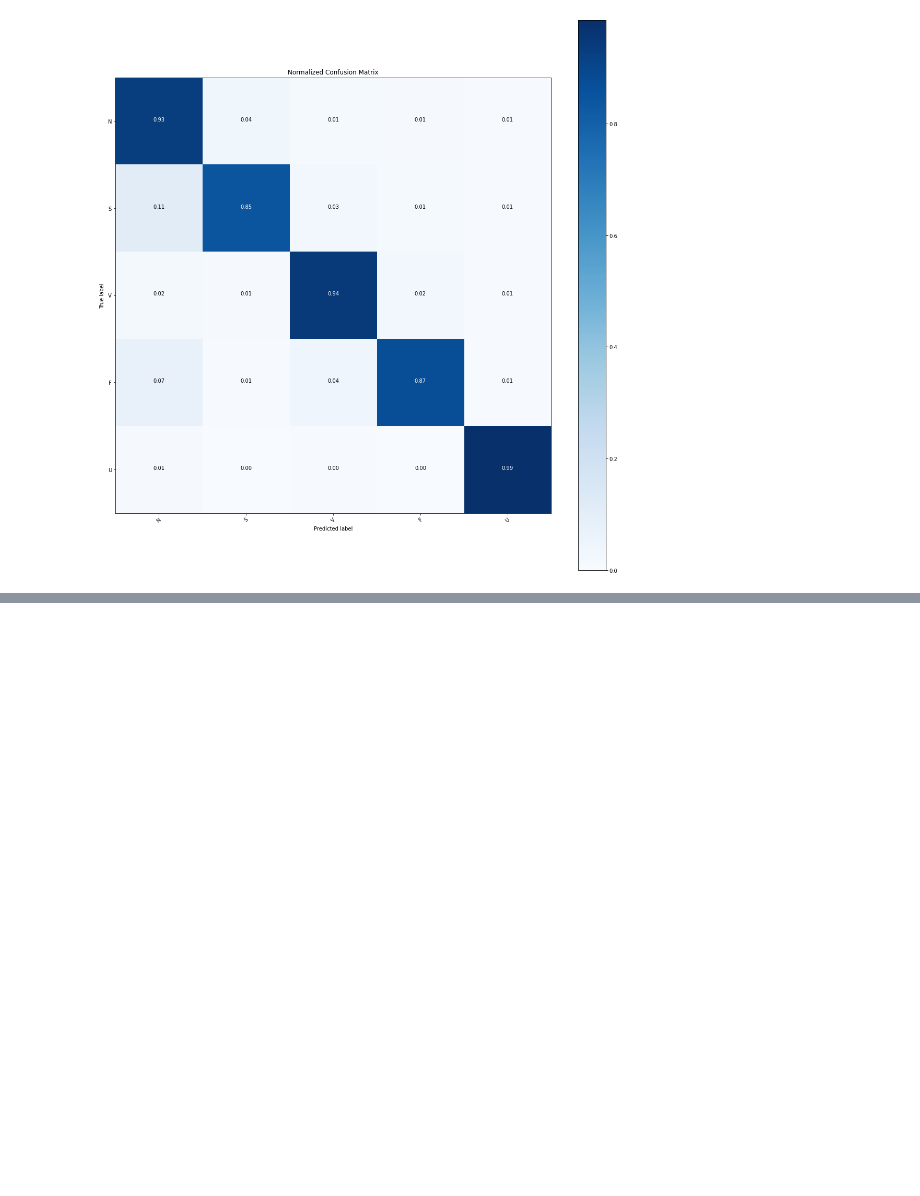
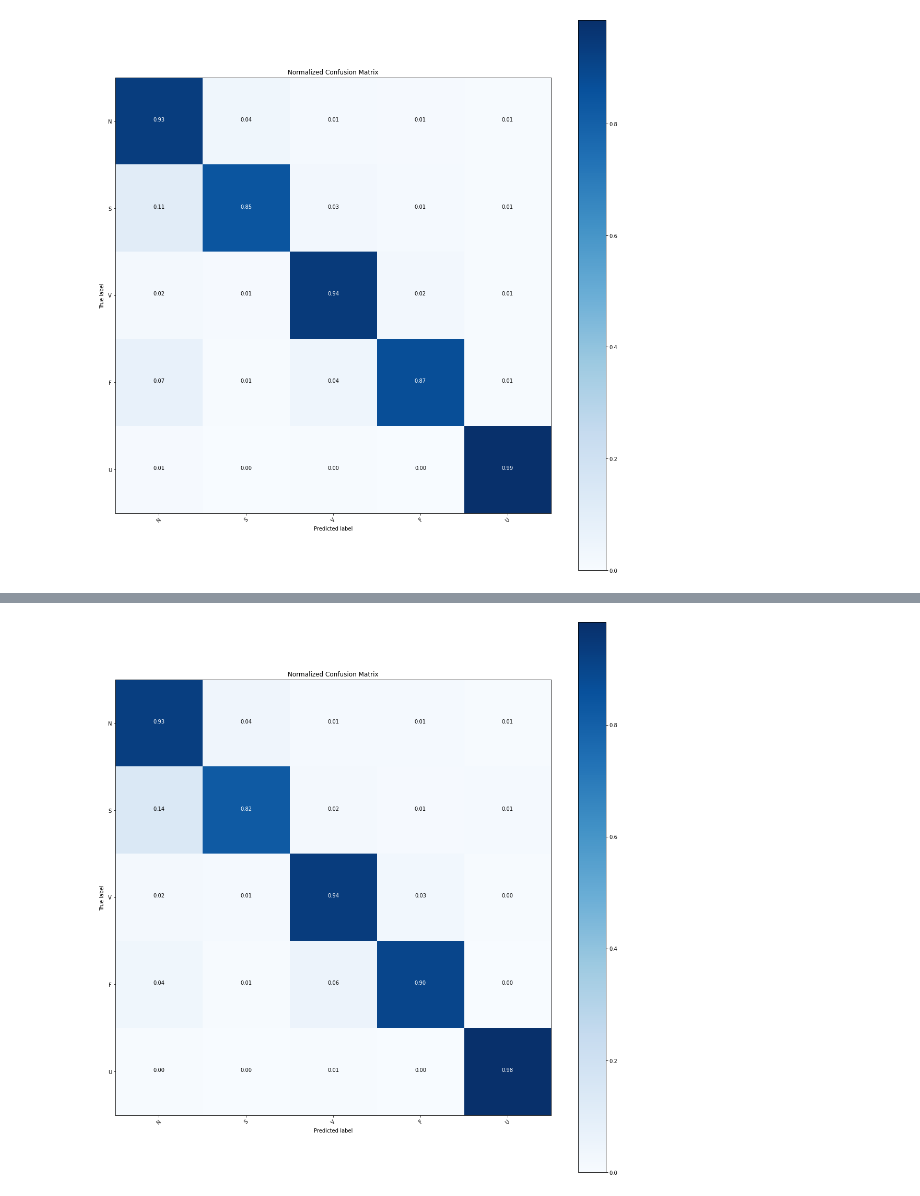
Before and after one commit to dilawarm/federated, a Jupyter notebook: notebooks/ModelAnalysis.ipynb, the cells around one changed output, grey strips where cells are left out. Drawn from its saved outputs; the diff is of its cells as text; code cells hidden in the pictures; blank space fills up the shorter version.

```diff
--- a/notebooks/ModelAnalysis.ipynb
+++ b/notebooks/ModelAnalysis.ipynb
@@ -108,3 +110,5 @@ Accuracy: 93.64151358604431%, Loss: 0.273680716753006
 make_confusion_matrix(X_test, y_test, model_fed)
 # %% [output]
 [figure]
+# %%
+ X_test, y_test, model_fed = load("rfa_normalized_v0")
@@ -110,0 +119,4 @@ make_confusion_matrix(X_test, y_test, model_fed)
+# %%
+make_confusion_matrix(X_test, y_test, model_fed)
+# %% [output]
+[figure, added]
```
Also changed, not shown: parts of 2 cells of this notebook, 2 other files.
